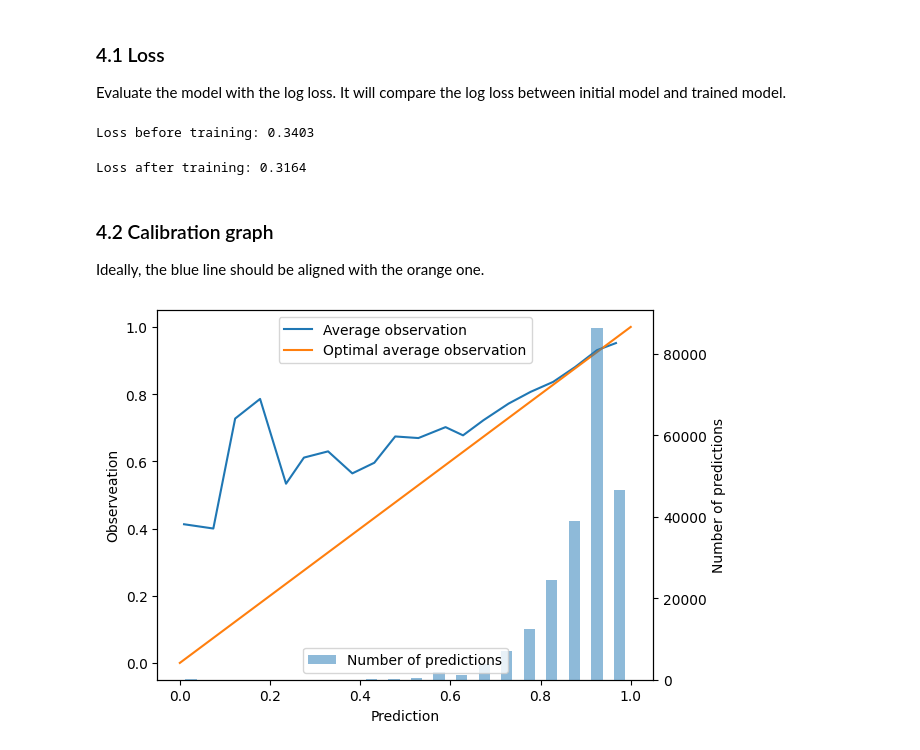
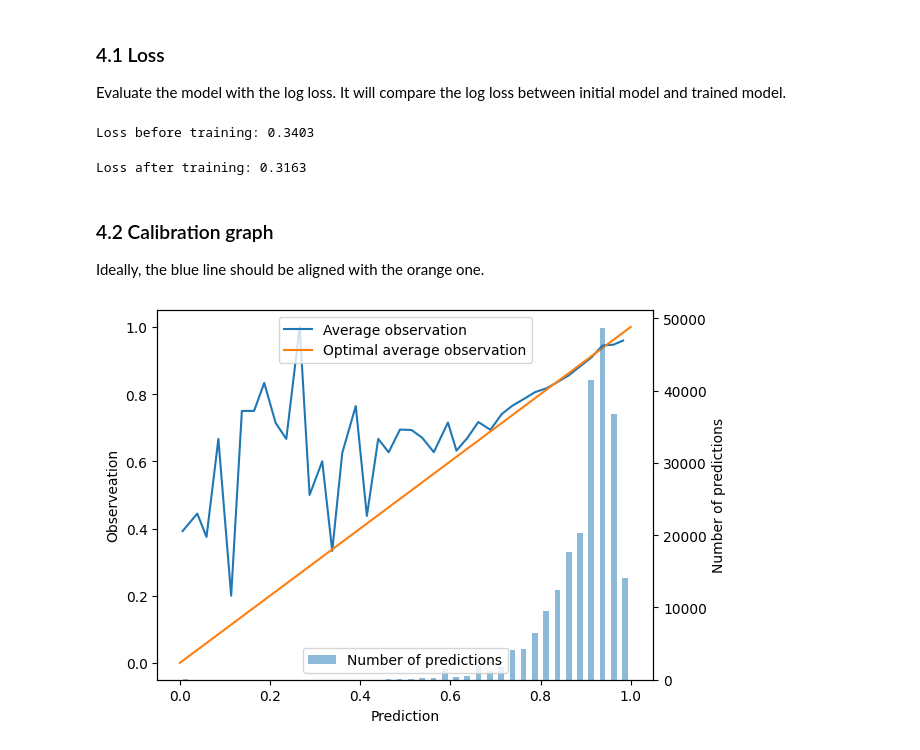
Before and after one commit to open-spaced-repetition/fsrs4anki, a Jupyter notebook: fsrs4anki_optimizer.ipynb, the cells around one changed output. Saved outputs shown, nothing was run; the diff lists cells and outputs as text; code cells hidden in the pictures.

```diff
--- a/fsrs4anki_optimizer.ipynb
+++ b/fsrs4anki_optimizer.ipynb
@@ -687,27 +689,20 @@ expected_time.csv saved.
 
 Evaluate the model with the log loss. It will compare the log loss between initial model and trained model.
 # %%
-def log_loss(row):
-    states = my_collection.states(row['t_history'], row['r_history'])
-    s = states[0]
-    p = np.exp(np.log(0.9) * row['delta_t'] / s)
-    y = {1: 0, 2: 1, 3: 1, 4: 1}[row['r']]
-    loss = - np.log(p) if y == 1 else - np.log(1 - p)
-    row['stability'] = s
-    row['p'] = p
-    row['y'] = y
-    row['log_loss'] = loss
-    return row
+my_collection = Collection(init_w)
+dataset['stability'] = dataset.progress_apply(lambda row: my_collection.states(row['t_history'], row['r_history'])[0].item(), axis=1)
+dataset['p'] = np.exp(np.log(0.9) * dataset['delta_t'] / dataset['stability'])
+dataset['log_loss'] = dataset.apply(lambda row: - np.log(row['p']) if row['y'] == 1 else - np.log(1 - row['p']), axis=1)
+print(f"Loss before training: {dataset['log_loss'].mean():.4f}")
 
-my_collection = Collection(init_w)
-dataset = dataset.progress_apply(log_loss, axis=1)
-print(f"Loss before training: {dataset['log_loss'].mean():.4f}")
 my_collection = Collection(w)
-dataset = dataset.progress_apply(log_loss, axis=1)
+dataset['stability'] = dataset.progress_apply(lambda row: my_collection.states(row['t_history'], row['r_history'])[0].item(), axis=1)
+dataset['p'] = np.exp(np.log(0.9) * dataset['delta_t'] / dataset['stability'])
+dataset['log_loss'] = dataset.apply(lambda row: - np.log(row['p']) if row['y'] == 1 else - np.log(1 - row['p']), axis=1)
 print(f"Loss after training: {dataset['log_loss'].mean():.4f}")
 # %% [output]
 Loss before training: 0.3403
-Loss after training: 0.3164
+Loss after training: 0.3163
 # %% [markdown]
 ### 4.2 Calibration graph
 
@@ -733,32 +728,32 @@ def load_brier(predictions, real, bins=20):
         "reliability": sum(counts * (correct_means - prediction_means) ** 2) / size,
         "resolution": sum(counts * (correct_means - answer_mean) ** 2) / size,
         "uncertainty": answer_mean * (1 - answer_mean),
         "detail": {
             "bin_count": bins,
             "bin_counts": list(counts),
             "bin_prediction_means": list(prediction_means),
             "bin_correct_means": list(correct_means),
         }
     }
 
 def plot_brier(predictions, real, bins=20):
     brier = load_brier(predictions, real, bins=bins)
     plt.figure()
     plt.plot(brier['detail']['bin_prediction_means'], brier['detail']['bin_correct_means'], label='Average observation')
     plt.plot((0, 1), (0, 1), label='Optimal average observation')
     bin_count = brier['detail']['bin_count']
     counts = np.array(brier['detail']['bin_counts'])
     bins = (np.arange(bin_count) + 0.5) / bin_count
     plt.legend(loc='upper center')
     plt.xlabel('Prediction')
     plt.ylabel('Observeation')
     plt.twinx()
     plt.ylabel('Number of predictions')
     plt.bar(bins, counts, width=(0.5 / bin_count), alpha=0.5, label='Number of predictions')
     plt.legend(loc='lower center')
 
 
-plot_brier(dataset['p'], dataset['y'], bins=20)
+plot_brier(dataset['p'], dataset['y'], bins=40)
 plt.show()
 # %% [output]
-[figure, old version]
+[figure, new version]
```
Also changed, not shown: parts of 6 cells of this notebook.
